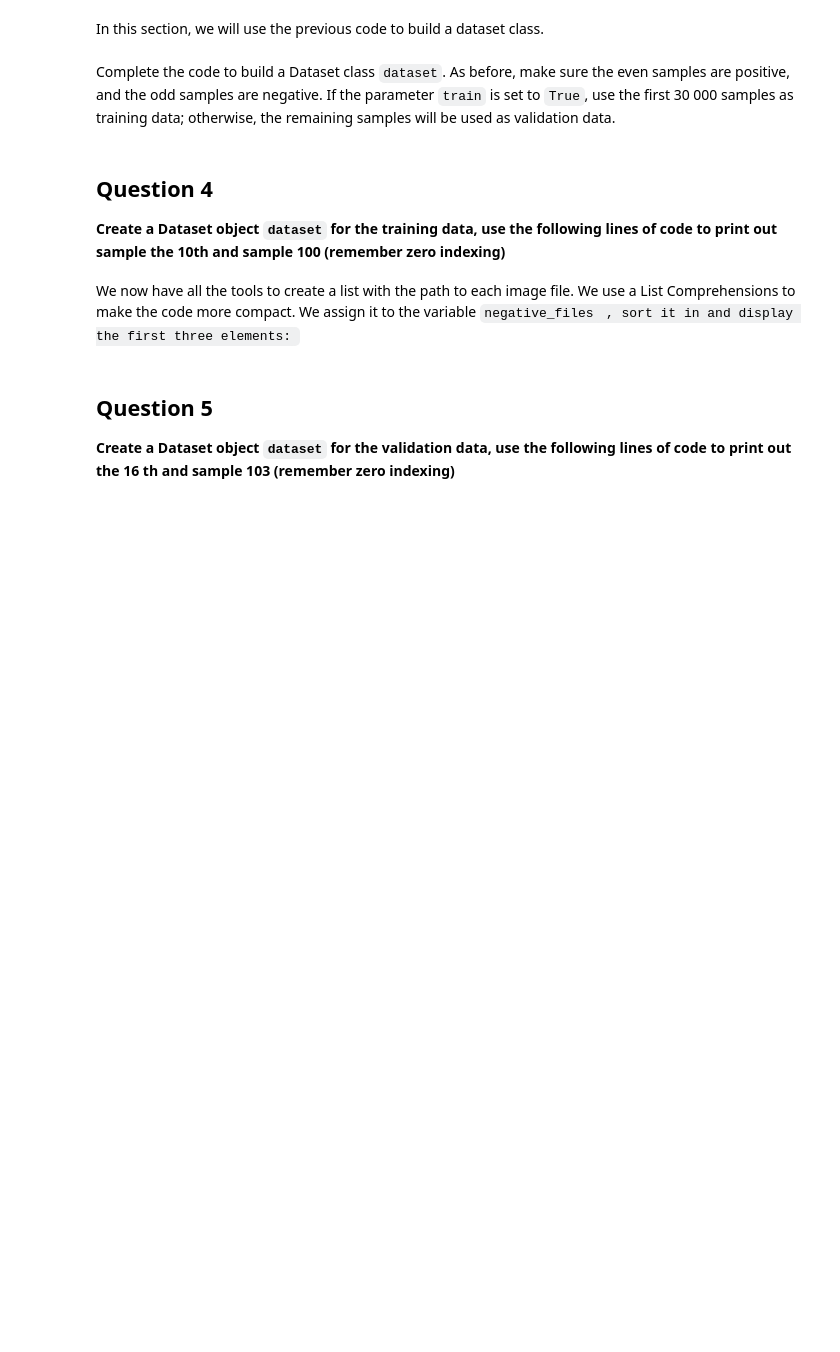
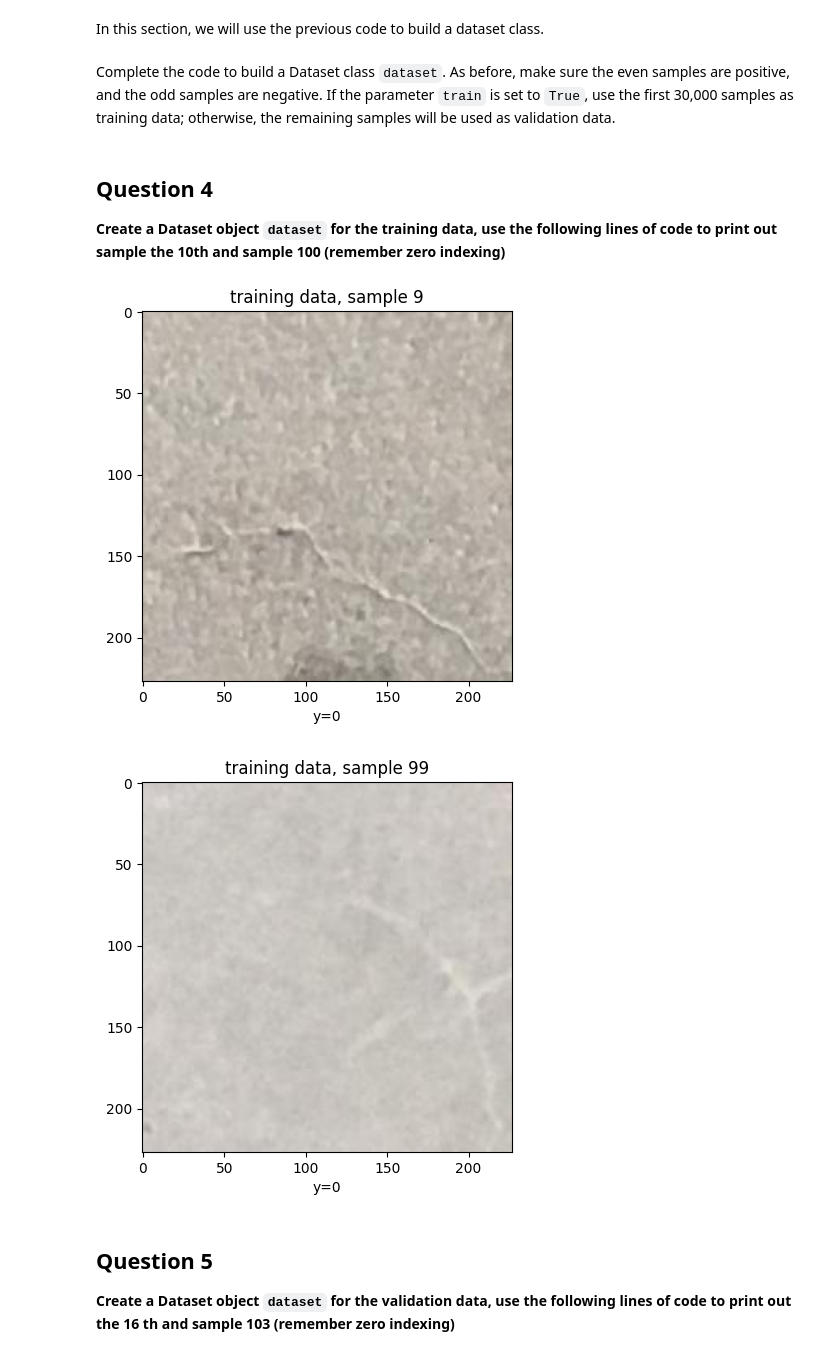
Before and after one commit to jrosilam/IBM-AI-Engineering, a Jupyter notebook: capstoneAI_py/2.1_data_loader_PyTorch.ipynb, the cells around one changed output. Drawn from its saved outputs; the diff is of its cells as text; code cells hidden in the pictures; blank space fills up the shorter version.

```diff
--- a/capstoneAI_py/2.1_data_loader_PyTorch.ipynb
+++ b/capstoneAI_py/2.1_data_loader_PyTorch.ipynb
@@ -136,13 +197,13 @@ Just a note the images printed out in question two are the first four training s
 # %% [markdown]
 In this section, we will use the previous code to build a dataset class.
 # %% [markdown]
-Complete the code to build a Dataset class <code>dataset</code>. As before, make sure the even samples are positive, and the odd samples are negative.  If the parameter <code>train</code> is set to <code>True</code>, use the first 30 000  samples as training data; otherwise, the remaining samples will be used as validation data.
+Complete the code to build a Dataset class <code>dataset</code>. As before, make sure the even samples are positive, and the odd samples are negative.  If the parameter <code>train</code> is set to <code>True</code>, use the first 30,000  samples as training data; otherwise, the remaining samples will be used as validation data.
 # %%
 class Dataset(Dataset):
 
     # Constructor
     def __init__(self,transform=None,train=True):
-        directory="/resources/data"
+        directory="./resources/data/concrete_crack_images_for_classification/"
         positive="Positive"
         negative="Negative"
 
@@ -164,17 +225,12 @@ class Dataset(Dataset):
         self.Y[1::2]=0
 
         if train:
-
             self.Y=self.Y[0:30000]
             self.len=len(self.all_files)
         else:
 
             self.Y=self.Y[30000:]
             self.len=len(self.all_files)
-
-
-
-
 
     # Get the length
     def __len__(self):
@@ -183,10 +239,8 @@ class Dataset(Dataset):
     # Getter
     def __getitem__(self, idx):
 
-
         image=Image.open(self.all_files[idx])
         y=self.Y[idx]
-
 
         # If there is any transform method, apply it onto the image
         if self.transform:
@@ -197,15 +251,16 @@ class Dataset(Dataset):
 <h2 id="Question_4">Question 4</h2>
 <b>Create a Dataset object <code>dataset</code> for the training data, use the following lines of code to print out sample the 10th and  sample 100 (remember zero indexing)  </b>
 # %%
-
-
-for sample  in samples:
+dataset = Dataset()
+samples = (9, 99)
+for sample in samples:
     plt.imshow(dataset[sample][0])
     plt.xlabel("y="+str(dataset[sample][1].item()))
     plt.title("training data, sample {}".format(int(sample)))
     plt.show()
+# %% [output]
+[figure, added]
+[figure, added]
-# %% [markdown]
-We now have all the tools to create a list with the path to each image file.  We use a List Comprehensions  to make the code more compact. We assign it to the variable <code>negative_files<code> , sort it in and display the first three elements:
 # %% [markdown]
 <h2 id="Question_5">Question 5</h2>
 <b>Create a Dataset object <code>dataset</code> for the validation  data, use the following lines of code to print out the 16 th and  sample 103 (remember zero indexing)   </b>
```
Also changed, not shown: parts of 14 cells of this notebook, 1 other file.
